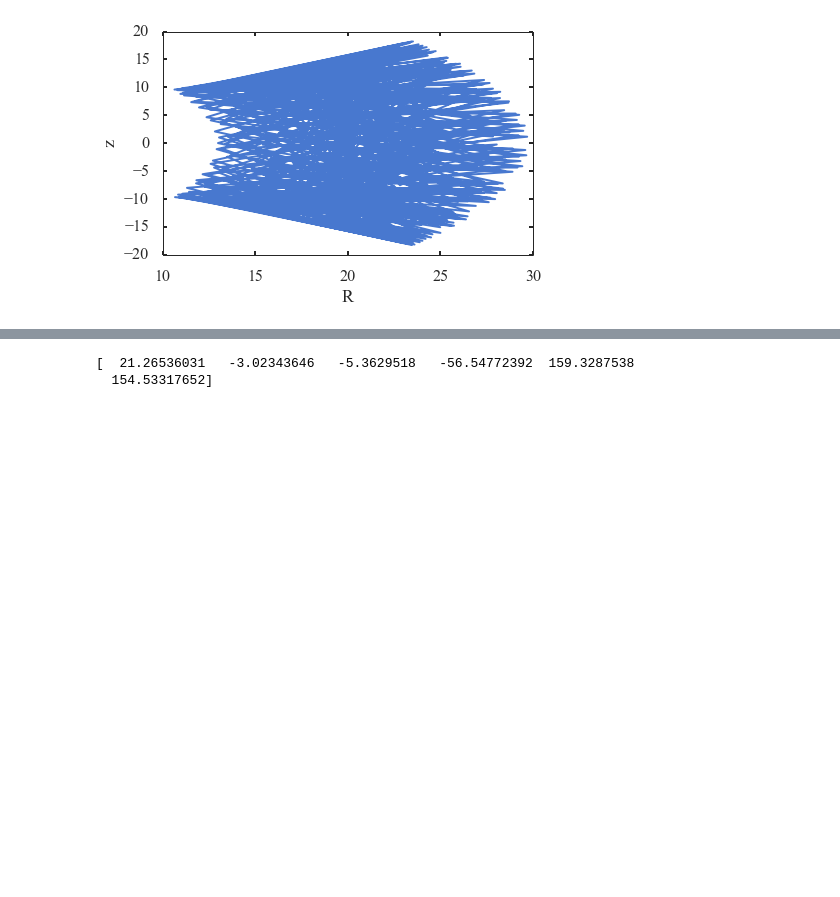
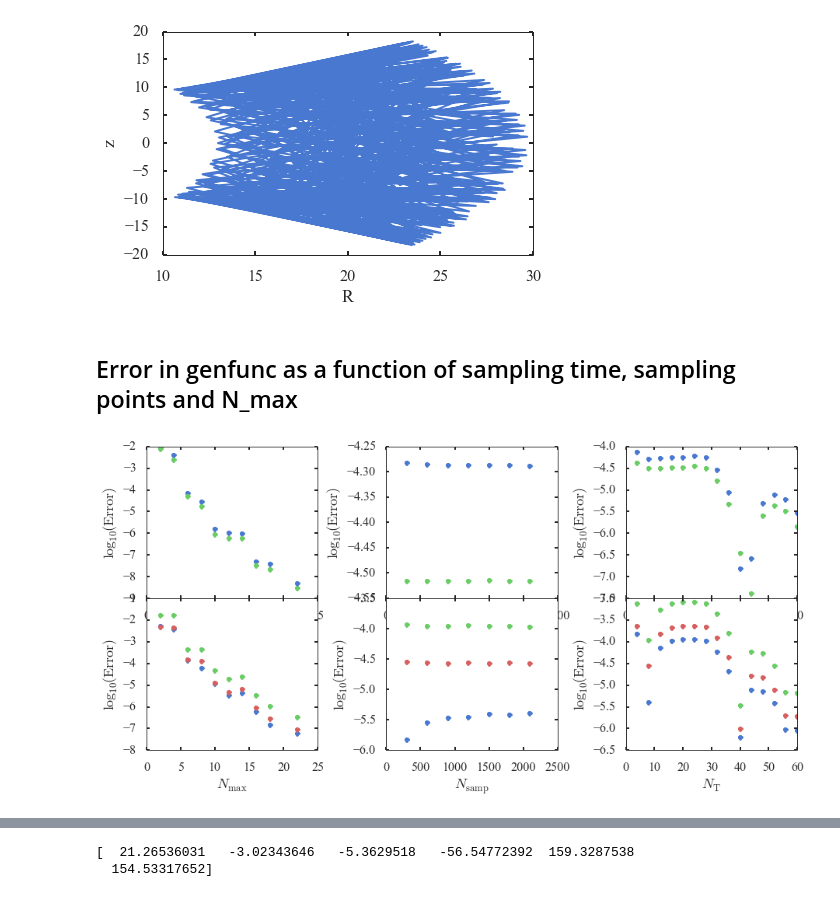
Before and after one commit to jobovy/streamgap-aa, a Jupyter notebook: py/ActionCheck.ipynb, the cells around one changed output, grey strips where cells are left out. Cells and saved outputs as stored; diff of their text form; code cells hidden in the pictures; blank space fills up the shorter version.

```diff
--- a/py/ActionCheck.ipynb
+++ b/py/ActionCheck.ipynb
@@ -48,3 +48,39 @@ plt.xlabel('R');plt.ylabel('z')
 # %% [output]
 <matplotlib.text.Text at 0x...>
 [figure]
+# %% [markdown]
+## Error in genfunc as a function of sampling time, sampling points and N_max
+# %%
+f,a = plt.subplots(2,3,figsize=(15,7))
+plt.subplots_adjust(wspace=0.4,hspace=0.)
+Tru = AA.full_actions(R[0],32,2400,20)
+TruA = AA.full_angles(R[0],32,2400,20)
+for N in range(2,24,2):
+    Fal = AA.full_actions(R[0],32,2400,N)
+    a[0][0].plot([N],[np.log10(np.fabs((Fal[0]-Tru[0])/Tru[0]))],'.',color=sns.color_palette()[0])
+    a[0][0].plot([N],[np.log10(np.fabs((Fal[2]-Tru[2])/Tru[2]))],'.',color=sns.color_palette()[1])
+    Fal = AA.full_angles(R[0],32,2400,N)
+    for i in range(3):
+        a[1][0].plot([N],[np.log10(np.fabs((Fal[i]-TruA[i])/TruA[i]))],'.',color=sns.color_palette()[i])
+a[1][0].set_xlabel(r'$N_{\rm max}$')
+for Nsamp in range(300,2400,300):
+    Fal = AA.full_actions(R[0],8,Nsamp,8)
+    a[0][1].plot([Nsamp],[np.log10(np.fabs((Fal[0]-Tru[0])/Tru[0]))],'.',color=sns.color_palette()[0])
+    a[0][1].plot([Nsamp],[np.log10(np.fabs((Fal[2]-Tru[2])/Tru[2]))],'.',color=sns.color_palette()[1])
+    Fal = AA.full_angles(R[0],8,Nsamp,8)
+    for i in range(3):
+        a[1][1].plot([Nsamp],[np.log10(np.fabs((Fal[i]-TruA[i])/TruA[i]))],'.',color=sns.color_palette()[i])
+a[1][1].set_xlabel(r'$N_{\rm samp}$')
+for NT in range(4,64,4):
+    Fal = AA.full_actions(R[0],NT,2400,8)
+    a[0][2].plot([NT],[np.log10(np.fabs((Fal[0]-Tru[0])/Tru[0]))],'.',color=sns.color_palette()[0])
+    a[0][2].plot([NT],[np.log10(np.fabs((Fal[2]-Tru[2])/Tru[2]))],'.',color=sns.color_palette()[1])
+    Fal = AA.full_angles(R[0],NT,2400,8)
+    for i in range(3):
+        a[1][2].plot([NT],[np.log10(np.fabs((Fal[i]-TruA[i])/TruA[i]))],'.',color=sns.color_palette()[i])
+a[1][2].set_xlabel(r'$N_{\rm T}$')
+for i in range(2):
+    for j in range(3):
+        a[i][j].set_ylabel(r'$\log_{10}(\mathrm{Error})$')
+# %% [output]
+[figure, added]
```
Also changed, not shown: parts of 12 cells of this notebook, 1 other file.
